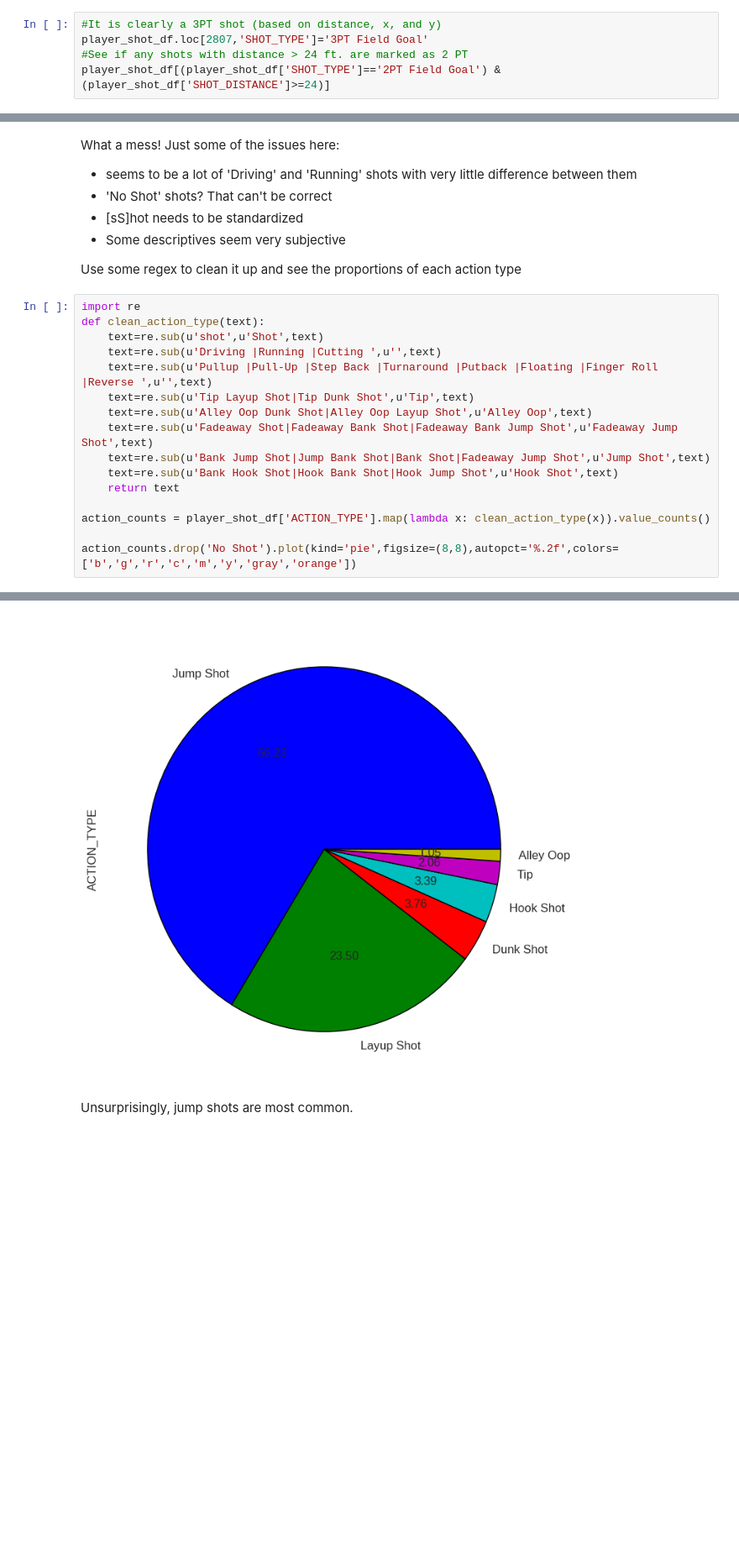
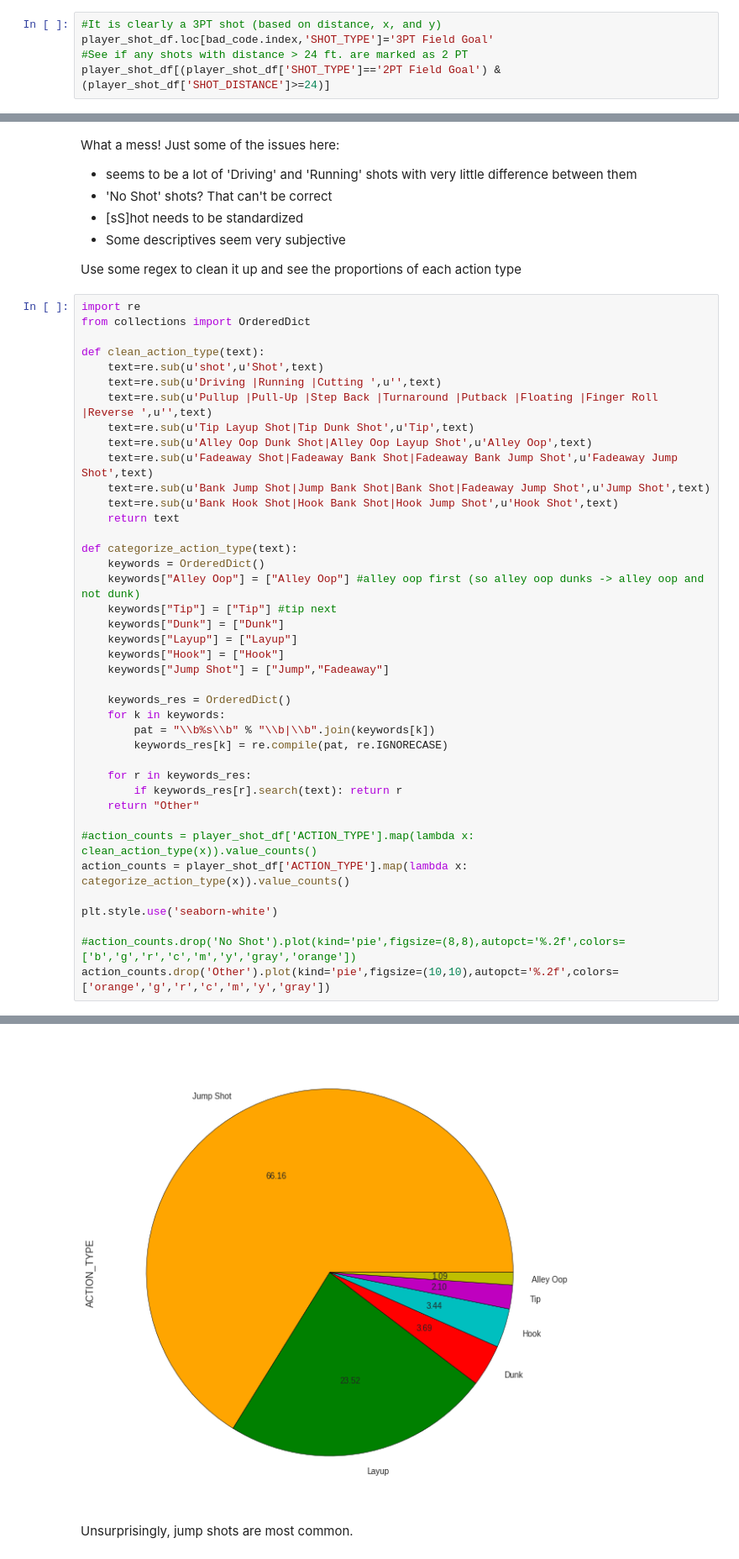
Before and after one commit to btq/nba_stats, a Jupyter notebook: NBA_shot_charts.ipynb, the cells around one changed output, grey strips where cells are left out. Shown at 84% size. Saved outputs shown, nothing was run; the diff lists cells and outputs as text; blank space fills up the shorter version.

```diff
--- a/NBA_shot_charts.ipynb
+++ b/NBA_shot_charts.ipynb
@@ -332,6 +333,6 @@ bad_code
 # %%
 #It is clearly a 3PT shot (based on distance, x, and y)
-player_shot_df.loc[2807,'SHOT_TYPE']='3PT Field Goal'
+player_shot_df.loc[bad_code.index,'SHOT_TYPE']='3PT Field Goal'
 #See if any shots with distance > 24 ft. are marked as 2 PT
 player_shot_df[(player_shot_df['SHOT_TYPE']=='2PT Field Goal') & (player_shot_df['SHOT_DISTANCE']>=24)]
 # %% [output]
@@ -369,23 +369,47 @@ What a mess! Just some of the issues here:
 Use some regex to clean it up and see the proportions of each action type
 # %%
 import re
+from collections import OrderedDict
+
 def clean_action_type(text):
     text=re.sub(u'shot',u'Shot',text)
     text=re.sub(u'Driving |Running |Cutting ',u'',text)
     text=re.sub(u'Pullup |Pull-Up |Step Back |Turnaround |Putback |Floating |Finger Roll |Reverse ',u'',text)
     text=re.sub(u'Tip Layup Shot|Tip Dunk Shot',u'Tip',text)
     text=re.sub(u'Alley Oop Dunk Shot|Alley Oop Layup Shot',u'Alley Oop',text)
     text=re.sub(u'Fadeaway Shot|Fadeaway Bank Shot|Fadeaway Bank Jump Shot',u'Fadeaway Jump Shot',text)
     text=re.sub(u'Bank Jump Shot|Jump Bank Shot|Bank Shot|Fadeaway Jump Shot',u'Jump Shot',text)
     text=re.sub(u'Bank Hook Shot|Hook Bank Shot|Hook Jump Shot',u'Hook Shot',text)
     return text
 
-action_counts = player_shot_df['ACTION_TYPE'].map(lambda x: clean_action_type(x)).value_counts()
+def categorize_action_type(text):
+    keywords = OrderedDict()
+    keywords["Alley Oop"] = ["Alley Oop"] #alley oop first (so alley oop dunks -> alley oop and not dunk)
+    keywords["Tip"] = ["Tip"] #tip next
+    keywords["Dunk"] = ["Dunk"]
+    keywords["Layup"] = ["Layup"]
+    keywords["Hook"] = ["Hook"]
+    keywords["Jump Shot"] = ["Jump","Fadeaway"]
 
-action_counts.drop('No Shot').plot(kind='pie',figsize=(8,8),autopct='%.2f',colors=['b','g','r','c','m','y','gray','orange'])
+    keywords_res = OrderedDict()
+    for k in keywords:
+        pat = "\\b%s\\b" % "\\b|\\b".join(keywords[k])
+        keywords_res[k] = re.compile(pat, re.IGNORECASE)
+
+    for r in keywords_res:
+        if keywords_res[r].search(text): return r
+    return "Other"
+
+#action_counts = player_shot_df['ACTION_TYPE'].map(lambda x: clean_action_type(x)).value_counts()
+action_counts = player_shot_df['ACTION_TYPE'].map(lambda x: categorize_action_type(x)).value_counts()
+
+plt.style.use('seaborn-white')
+
+#action_counts.drop('No Shot').plot(kind='pie',figsize=(8,8),autopct='%.2f',colors=['b','g','r','c','m','y','gray','orange'])
+action_counts.drop('Other').plot(kind='pie',figsize=(10,10),autopct='%.2f',colors=['orange','g','r','c','m','y','gray'])
 # %% [output]
 <matplotlib.axes._subplots.AxesSubplot at 0x...>
-[figure, old version]
+[figure, new version]
 # %% [markdown]
 Unsurprisingly, jump shots are most common.
 # %%
```
Also changed, not shown: parts of 14 cells of this notebook, 1 other file.
